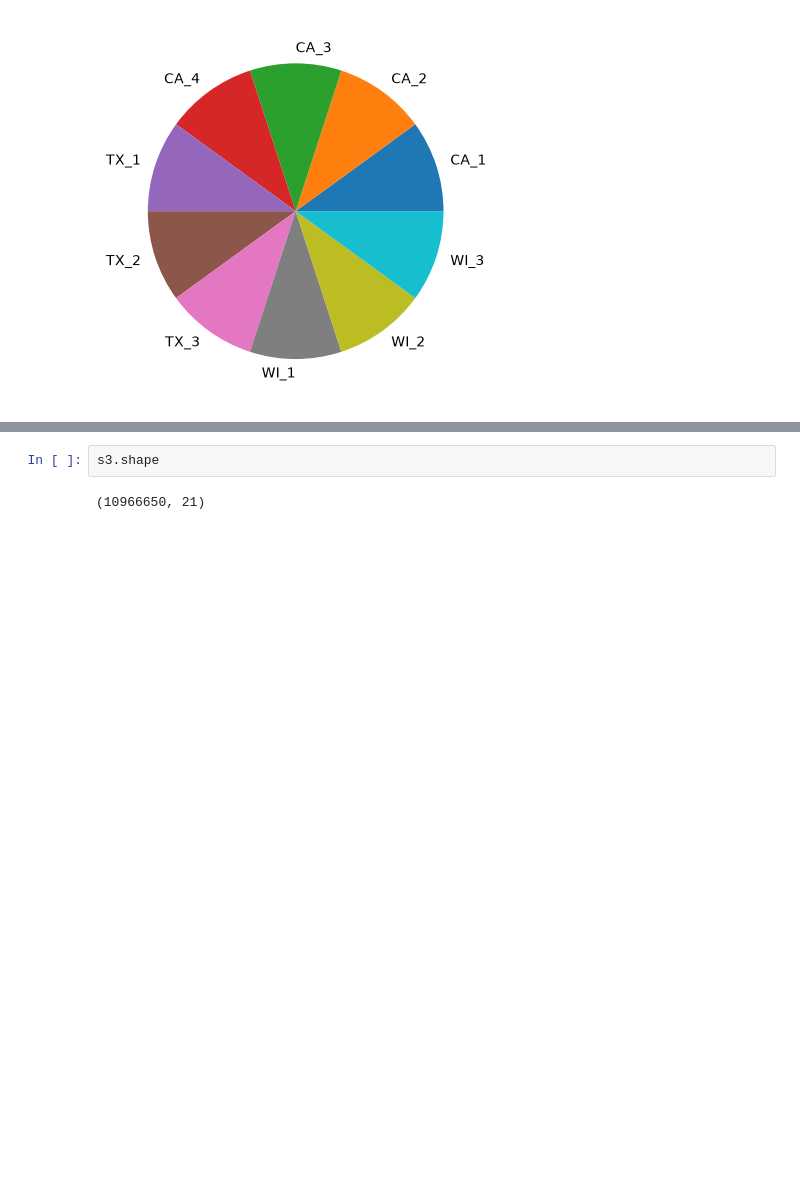
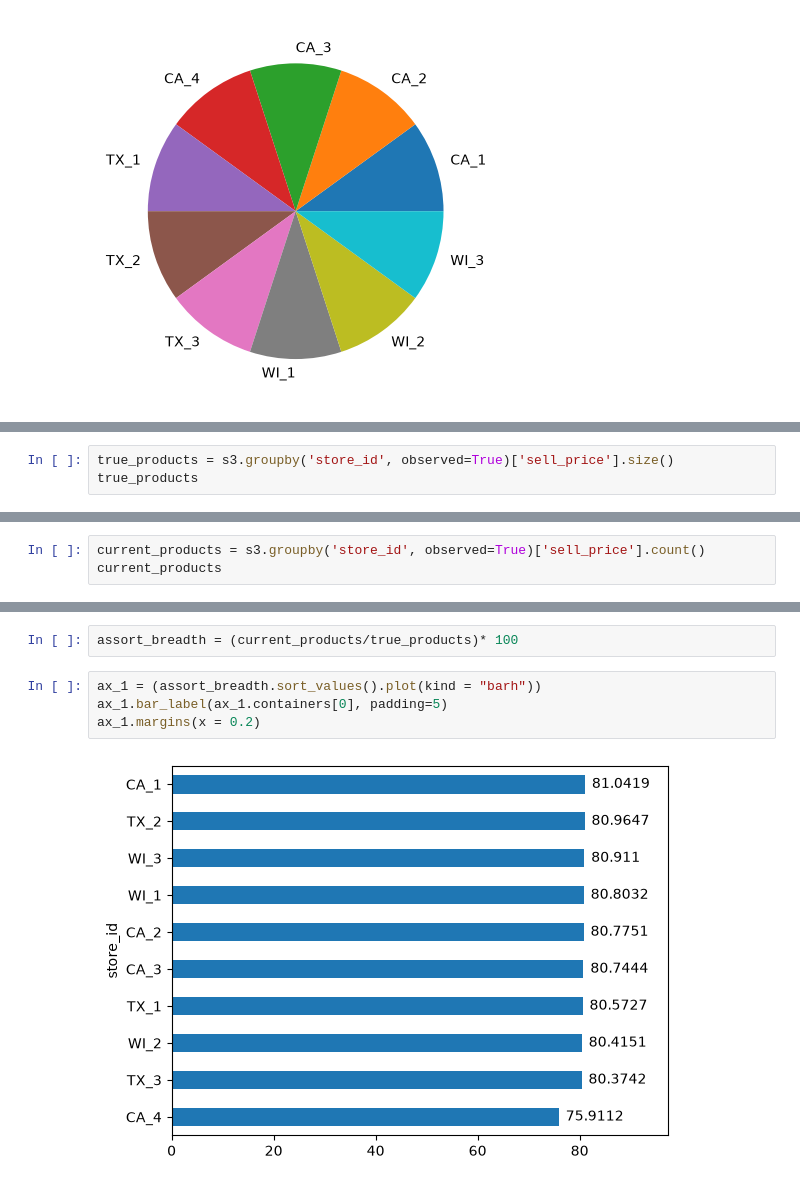
Before and after one commit to Hassan3924/M5-Forecasting, a Jupyter notebook: main.ipynb, the cells around one changed output, grey strips where cells are left out. Cells and saved outputs as stored; diff of their text form; blank space fills up the shorter version.

```diff
--- a/main.ipynb
+++ b/main.ipynb
@@ -560,0 +572,3 @@ s3.groupby('store_id', dropna = False)['sell_price'].count().sort_values().plot(
+# %%
+true_products = s3.groupby('store_id', observed=True)['sell_price'].size()
+true_products
@@ -560,0 +588,3 @@ s3.groupby('store_id', dropna = False)['sell_price'].count().sort_values().plot(
+# %%
+current_products = s3.groupby('store_id', observed=True)['sell_price'].count()
+current_products
@@ -561,4 +604,8 @@ s3.groupby('store_id', dropna = False)['sell_price'].count().sort_values().plot(
+# %%
+assort_breadth = (current_products/true_products)* 100
 # %%
-s3.shape
+ax_1 = (assort_breadth.sort_values().plot(kind = "barh"))
+ax_1.bar_label(ax_1.containers[0], padding=5)
+ax_1.margins(x = 0.2)
 # %% [output]
-(10966650, 21)
+[figure, added]
```
Also changed, not shown: parts of 9 cells of this notebook.
